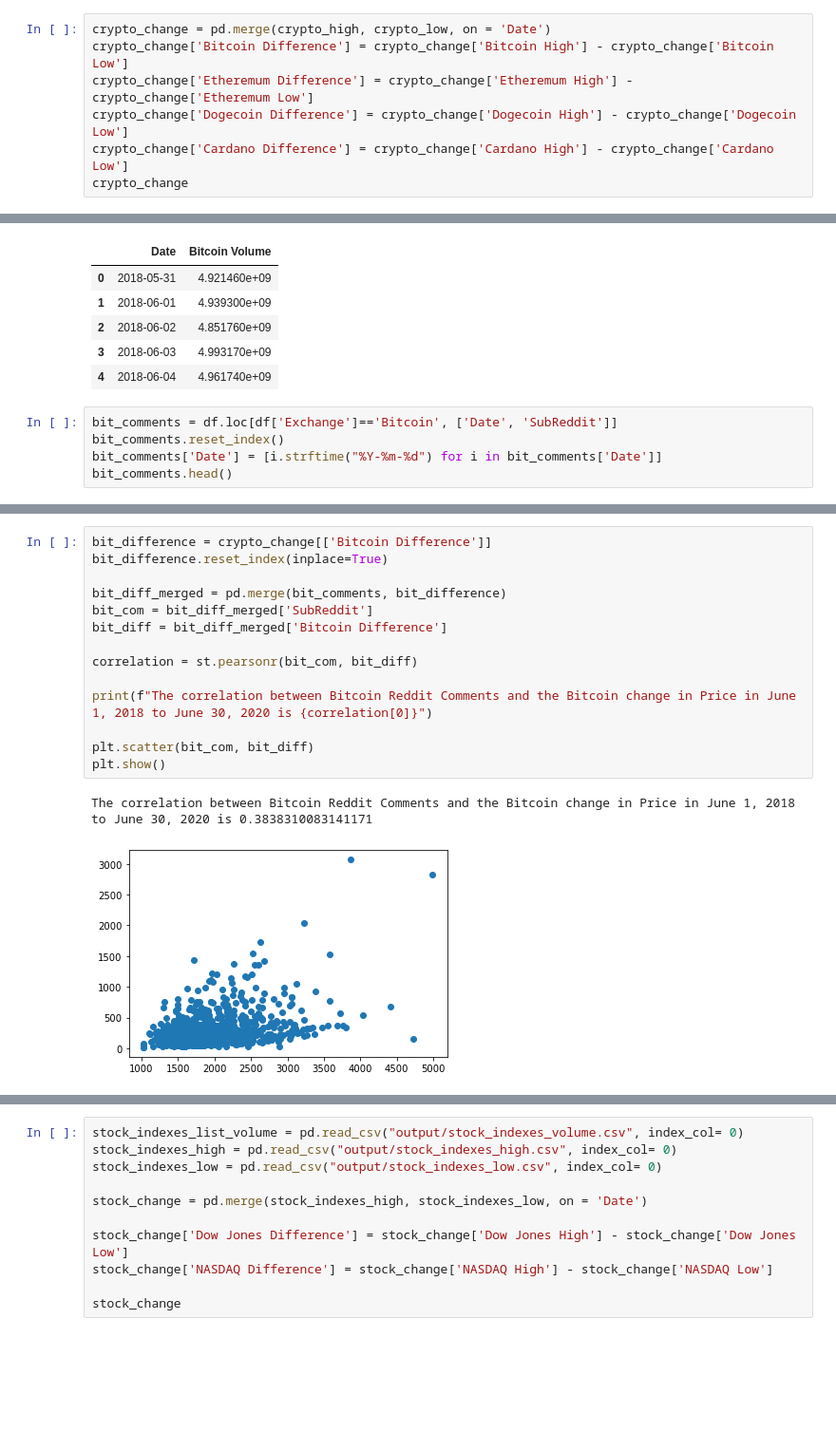
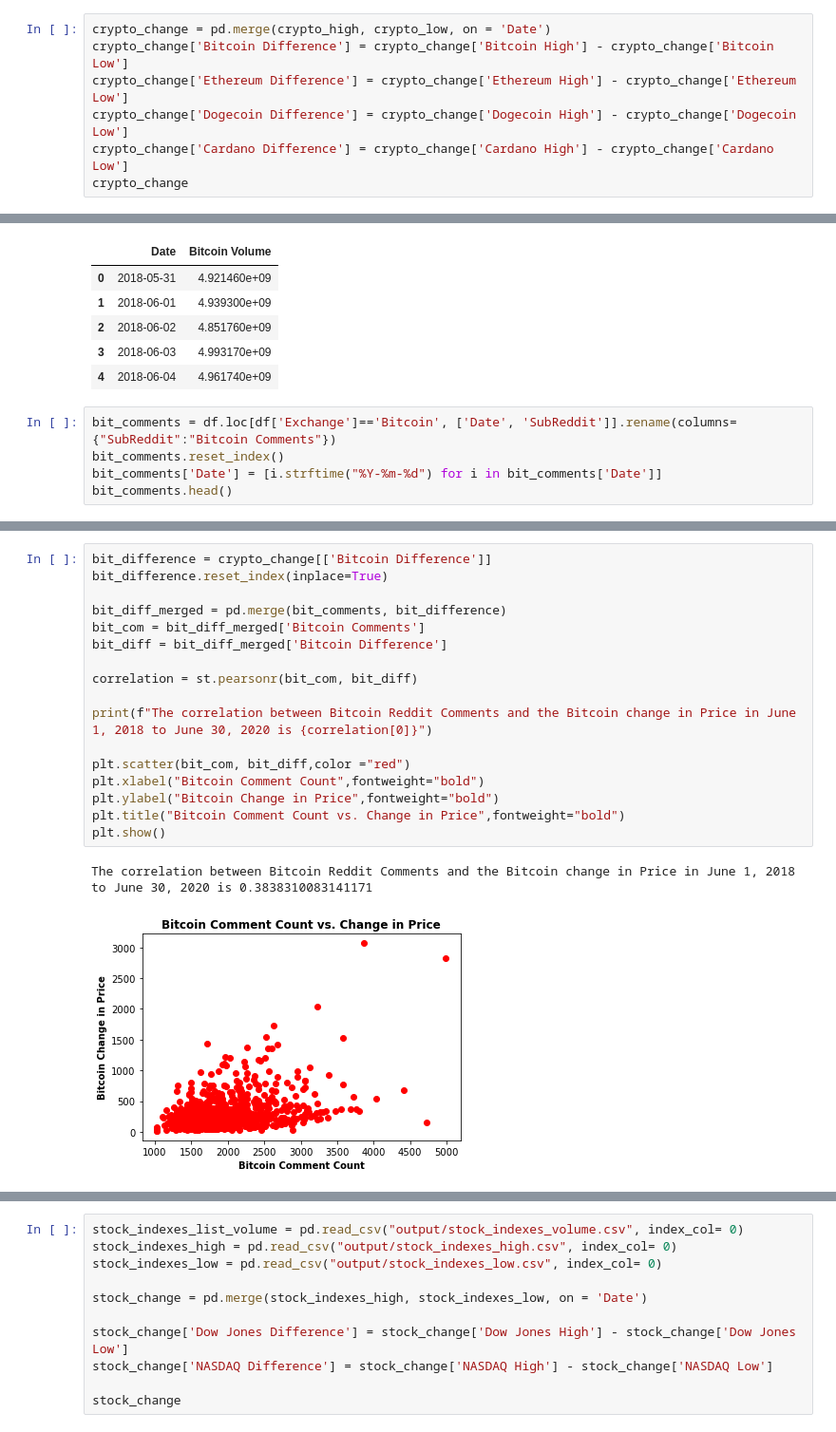
Before and after one commit to ashleighdevito/Cryptocurrency, a Jupyter notebook: Analysis/Working_Scripts/statistics.ipynb, the cells around one changed output, grey strips where cells are left out. Shown at 95% size. Drawn from its saved outputs; the diff is of its cells as text; blank space fills up the shorter version.

Commit message:
Added labels to scatter plots added new plots

```diff
--- a/Analysis/Working_Scripts/statistics.ipynb
+++ b/Analysis/Working_Scripts/statistics.ipynb
@@ -259,7 +259,7 @@ crypto_high.head()
 # %%
 crypto_change = pd.merge(crypto_high, crypto_low, on = 'Date')
 crypto_change['Bitcoin Difference'] = crypto_change['Bitcoin High'] - crypto_change['Bitcoin Low']
-crypto_change['Etheremum Difference'] = crypto_change['Etheremum High'] - crypto_change['Etheremum Low']
+crypto_change['Ethereum Difference'] = crypto_change['Ethereum High'] - crypto_change['Ethereum Low']
 crypto_change['Dogecoin Difference'] = crypto_change['Dogecoin High'] - crypto_change['Dogecoin Low']
 crypto_change['Cardano Difference'] = crypto_change['Cardano High'] - crypto_change['Cardano Low']
 crypto_change
@@ -290,7 +290,7 @@ bit_volume.head()
 | 3 | 2018-06-03 | 4.993170e+09 |
 | 4 | 2018-06-04 | 4.961740e+09 |
 # %%
-bit_comments = df.loc[df['Exchange']=='Bitcoin', ['Date', 'SubReddit']]
+bit_comments = df.loc[df['Exchange']=='Bitcoin', ['Date', 'SubReddit']].rename(columns={"SubReddit":"Bitcoin Comments"})
 bit_comments.reset_index()
 bit_comments['Date'] = [i.strftime("%Y-%m-%d") for i in bit_comments['Date']]
 bit_comments.head()
@@ -335,20 +338,23 @@ plt.show()
 # %%
 bit_difference = crypto_change[['Bitcoin Difference']]
 bit_difference.reset_index(inplace=True)
 
 bit_diff_merged = pd.merge(bit_comments, bit_difference)
-bit_com = bit_diff_merged['SubReddit']
+bit_com = bit_diff_merged['Bitcoin Comments']
 bit_diff = bit_diff_merged['Bitcoin Difference']
 
 correlation = st.pearsonr(bit_com, bit_diff)
 
 print(f"The correlation between Bitcoin Reddit Comments and the Bitcoin change in Price in June 1, 2018 to June 30, 2020 is {correlation[0]}")
 
-plt.scatter(bit_com, bit_diff)
+plt.scatter(bit_com, bit_diff,color ="red")
+plt.xlabel("Bitcoin Comment Count",fontweight="bold")
+plt.ylabel("Bitcoin Change in Price",fontweight="bold")
+plt.title("Bitcoin Comment Count vs. Change in Price",fontweight="bold")
 plt.show()
 # %% [output]
 The correlation between Bitcoin Reddit Comments and the Bitcoin change in Price in June 1, 2018 to June 30, 2020 is 0.3838310083141171
-[figure, old version]
+[figure, new version]
 # %%
 ether_comments = df.loc[df['Exchange']=='Ethereum', ['Date', 'SubReddit']]
 ether_comments.reset_index()
```
Also changed, not shown: parts of 27 cells of this notebook, 30 other files.
